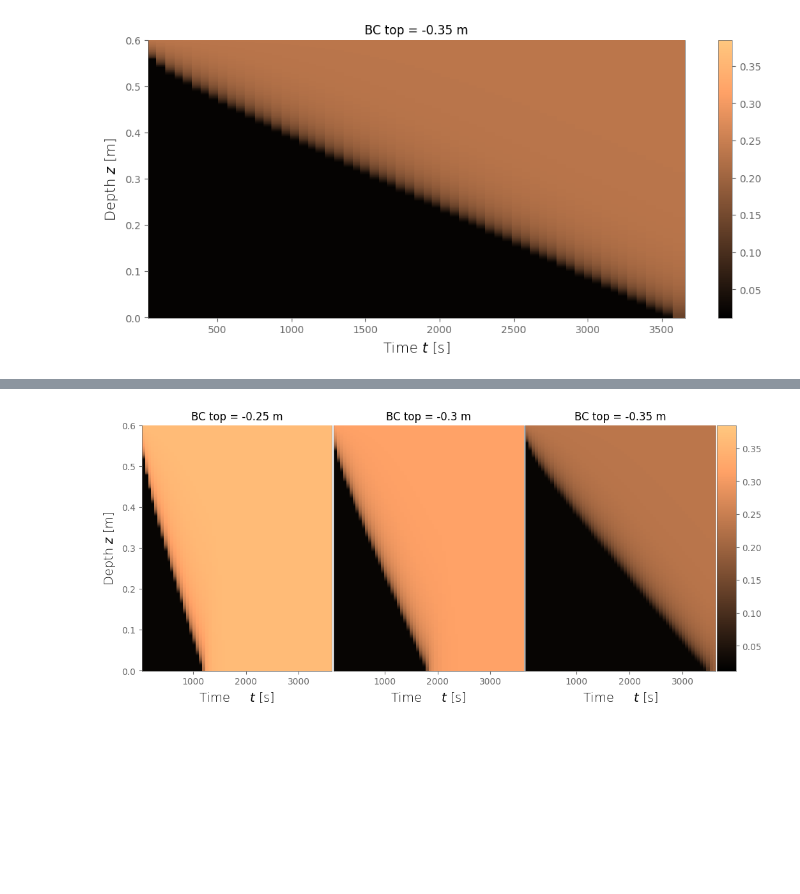
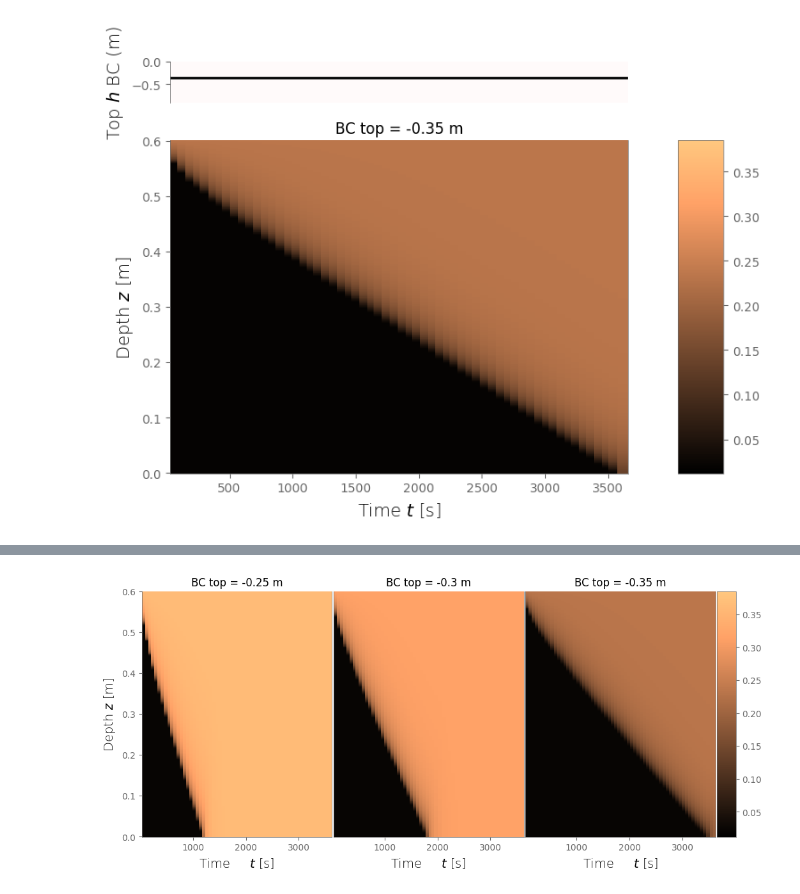
Before and after one commit to edsaac/ReactiveBiomass, a Jupyter notebook: experiments/Rosenzweig_2011.Flow/constantHead.ipynb, the cells around one changed output, grey strips where cells are left out. Drawn from its saved outputs; the diff is of its cells as text; code cells hidden in the pictures; blank space fills up the shorter version.

```diff
--- a/experiments/Rosenzweig_2011.Flow/constantHead.ipynb
+++ b/experiments/Rosenzweig_2011.Flow/constantHead.ipynb
@@ -95,16 +95,27 @@ hInit = -0.69
 
 run_openfoam_model(hTop=hTop, hInit=hInit)
 θ = getAllMeshes("theta")
-
-fig, ax = plt.subplots(figsize=[12,5])
-img = ax.pcolormesh(θ.t,θ.z,θ, cmap="copper", vmin=0.012, vmax=0.385)
-ax.set_xlabel("Time $t$ [s]")
-ax.set_title(f"BC top = {hTop} m")
-ax.set_ylabel("Depth $z$ [m]")
-plt.colorbar(img, ax=ax)
-plt.show()
-# %% [output]
-[figure, removed]
+# %%
+fig, axs = plt.subplots(2,2, figsize=[8,6], gridspec_kw={"height_ratios":[0.5,4], "width_ratios":[5,0.5]}, sharex=False)
+fig.set_facecolor("#ffffff00")
+
+axs[0,1].remove()
+
+ax = axs[0,0]
+ax.axhline(y=hTop)
+ax.set(ylabel="Top $h$ BC (m)", xlabel="Time (s)", ylim=[-0.9,0], xlim=[0,3600])
+ax.get_xaxis().set_visible(False)
+ax.spines[["right","bottom"]].set_visible(False)
+
+ax = axs[1,0]
+img = ax.pcolormesh(θ.t,θ.z,θ, cmap="copper", vmin=0.012, vmax=0.385)
+ax.set_xlabel("Time $t$ [s]")
+ax.set_title(f"BC top = {hTop} m")
+ax.set_ylabel("Depth $z$ [m]")
+plt.colorbar(img, cax=axs[1,1])
+plt.show()
+# %% [output]
+[figure, added]
 # %%
 hlist = [-0.25, -0.30, -0.35] #m
 θlist = list()
```
Also changed, not shown: parts of 3 cells of this notebook, 6 other files.
